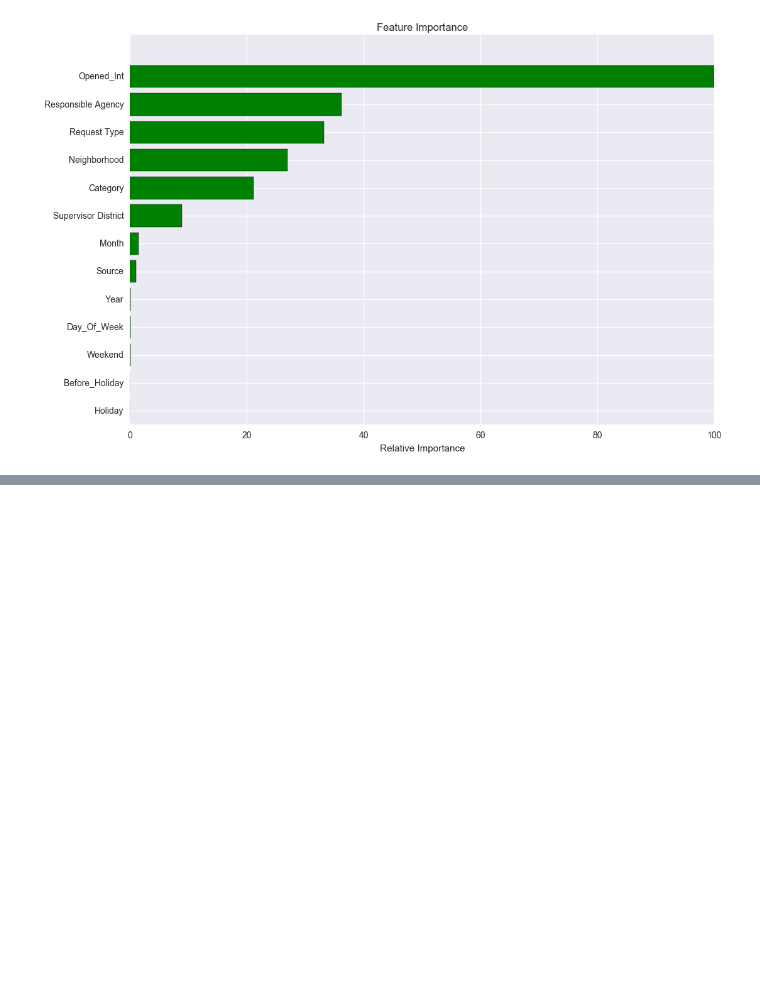
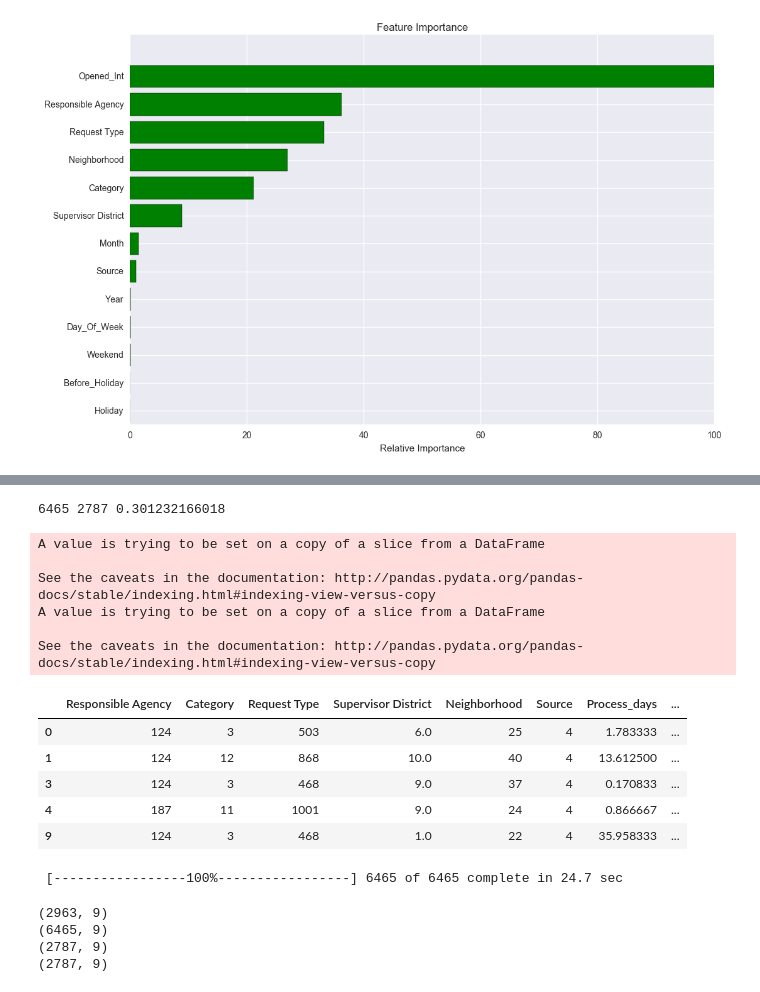
Before and after one commit to haowei772/San-Francisco-311-request-resolving-time-prediction, a Jupyter notebook: Code/Project_modeling_311.ipynb, the cells around one changed output, grey strips where cells are left out. Drawn from its saved outputs; the diff is of its cells as text; code cells hidden in the pictures; blank space fills up the shorter version.

```diff
--- a/Code/Project_modeling_311.ipynb
+++ b/Code/Project_modeling_311.ipynb
@@ -922,0 +1021,33 @@ array([  0.00000000e+00,   0.00000000e+00,   1.82030077e-02,
+# %%
+'''for survival model, dfX_tr_cp has both X and y '''
+sub_train, sub_validation = train_test_df_split(subdf, test_size = 0.3, ramdom_seed = 333)
+print len(sub_train), len(sub_validation), len(sub_validation)*1.0/len(subdf)
+sub_train.head()
+# %% [output]
+6465 2787 0.301232166018
+A value is trying to be set on a copy of a slice from a DataFrame
+
+See the caveats in the documentation: http://pandas.pydata.org/pandas-docs/stable/indexing.html#indexing-view-versus-copy
+A value is trying to be set on a copy of a slice from a DataFrame
+
+See the caveats in the documentation: http://pandas.pydata.org/pandas-docs/stable/indexing.html#indexing-view-versus-copy
+|  | Responsible Agency | Category | Request Type | Supervisor District | Neighborhood | Source | Process_days | ... |
+| 0 | 124 | 3 | 503 | 6.0 | 25 | 4 | 1.783333 | ... |
+| 1 | 124 | 12 | 868 | 10.0 | 40 | 4 | 13.612500 | ... |
+| 3 | 124 | 3 | 468 | 9.0 | 37 | 4 | 0.170833 | ... |
+| 4 | 187 | 11 | 1001 | 9.0 | 24 | 4 | 0.866667 | ... |
+| 9 | 124 | 3 | 468 | 1.0 | 22 | 4 | 35.958333 | ... |
+# %%
+aaf_model = Aalen_model(sub_train, target_col = 'Process_days', event = 'Event', coeff_pen = 1, smooth_pen = 0.1)
+# %% [output]
+ [-----------------100%-----------------] 6465 of 6465 complete in 24.7 sec
+# %%
+print aaf_model.cumulative_hazards_.shape
+print sub_train.shape
+print sub_validation.shape
+print sub_validation.values.shape
+# %% [output]
+(2963, 9)
+(6465, 9)
+(2787, 9)
+(2787, 9)
```
Also changed, not shown: parts of 28 cells of this notebook, 4 other files.
